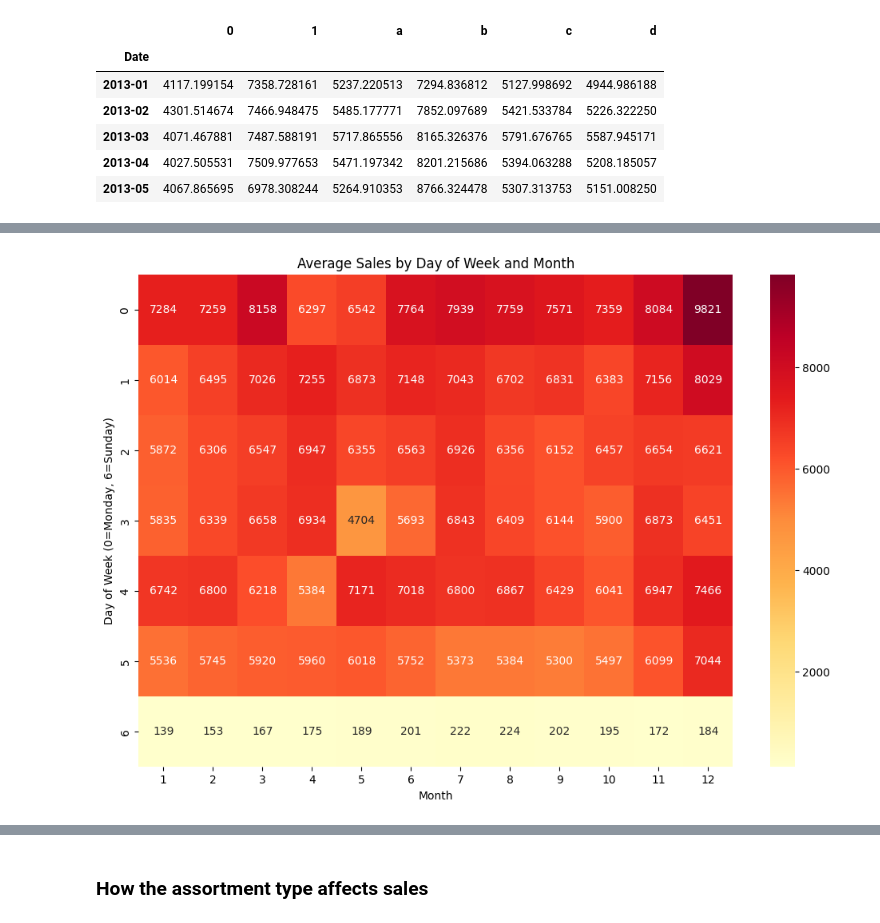
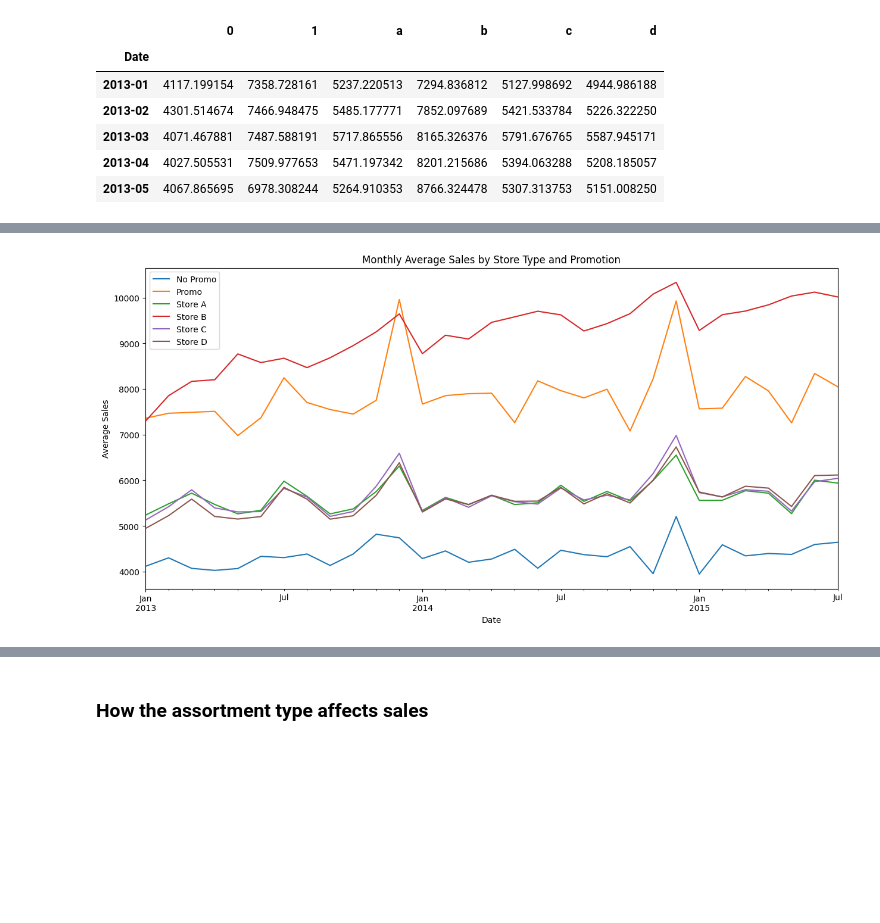
Before and after one commit to GuleWako/10Acadamey-week-4-Pharmaceuticals-finance-data-Analysis, a Jupyter notebook: notebooks/exploratory_analysis_for_forecast.ipynb, the cells around one changed output, grey strips where cells are left out. Drawn from its saved outputs; the diff is of its cells as text; code cells hidden in the pictures; blank space fills up the shorter version.

```diff
--- a/notebooks/exploratory_analysis_for_forecast.ipynb
+++ b/notebooks/exploratory_analysis_for_forecast.ipynb
@@ -844,6 +712,8 @@ plt.show()
 [figure]
 # %% [markdown]
 ### Promotion effect over time
+# %%
+merged_train_data_store.set_index('Date',inplace=True)
 # %%
 monthly_promo_sales = merged_train_data_store.groupby([merged_train_data_store.index.to_period('M'), 'Promo'])['Sales'].mean().unstack()
 # %%
@@ -900,0 +749,3 @@ store_type_sales.head()
+# %%
+from scripts.feature_engineering import storeTypePerformanceOverTime
+store_type_sales=storeTypePerformanceOverTime(merged_train_data_store)
@@ -934,12 +766,5 @@ plt.show()
-# %%
-merged_train_data_store['DayOfWeek'] = merged_train_data_store.index.dayofweek
-merged_train_data_store['Month'] = merged_train_data_store.index.month
-sales_heatmap = merged_train_data_store.pivot_table(values='Sales', index='DayOfWeek', columns='Month', aggfunc='mean')
-plt.figure(figsize=(12, 8))
-sns.heatmap(sales_heatmap, cmap='YlOrRd', annot=True, fmt='.0f')
-plt.title('Average Sales by Day of Week and Month')
-plt.xlabel('Month')
-plt.ylabel('Day of Week (0=Monday, 6=Sunday)')
-plt.show()
-# %% [output]
-[figure, removed]
+# %%
+from scripts.feature_engineering import storeTypeAndPromoOverTime
+storeTypeAndPromoOverTime(merged_store_type_prome)
+# %% [output]
+[figure, added]
```
Also changed, not shown: parts of 128 cells of this notebook, 2 other files.
